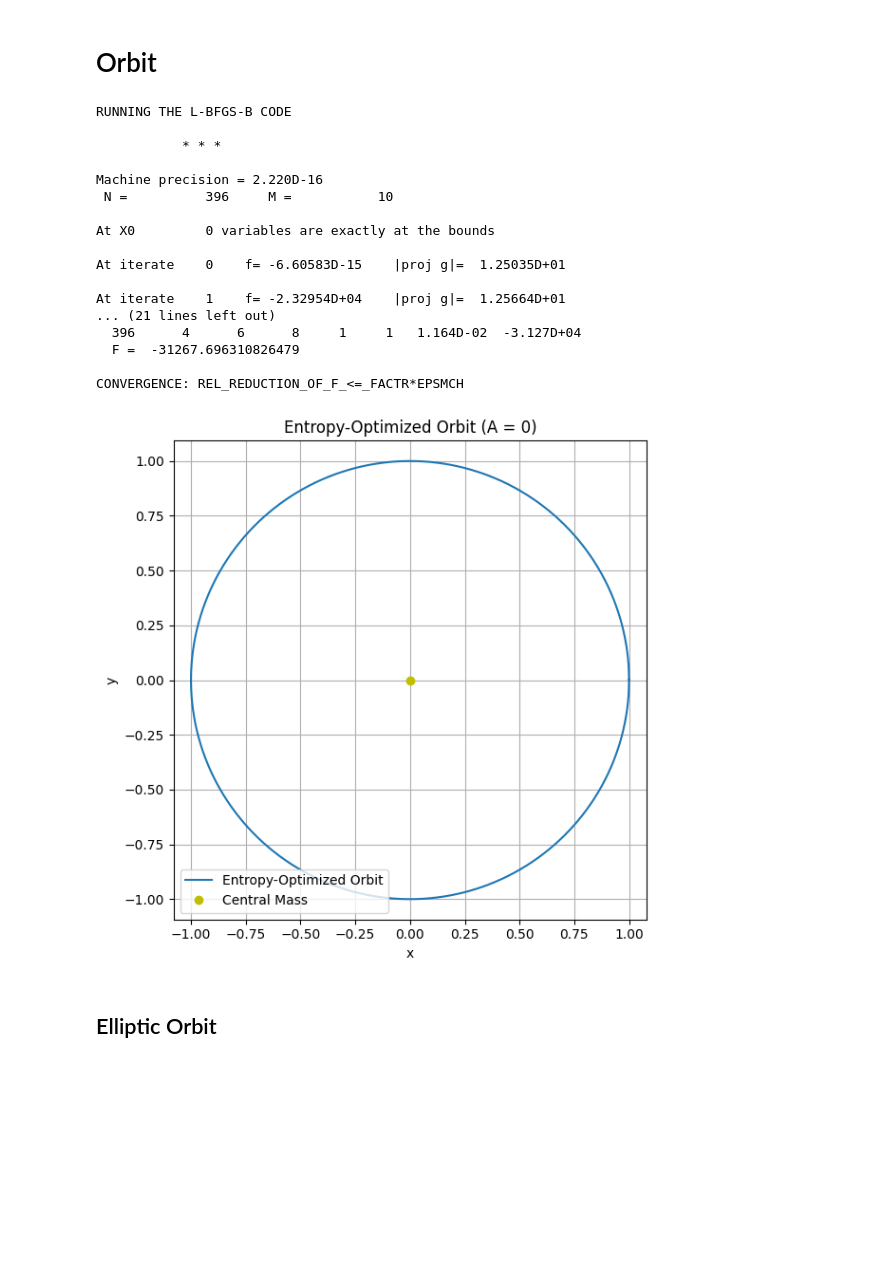
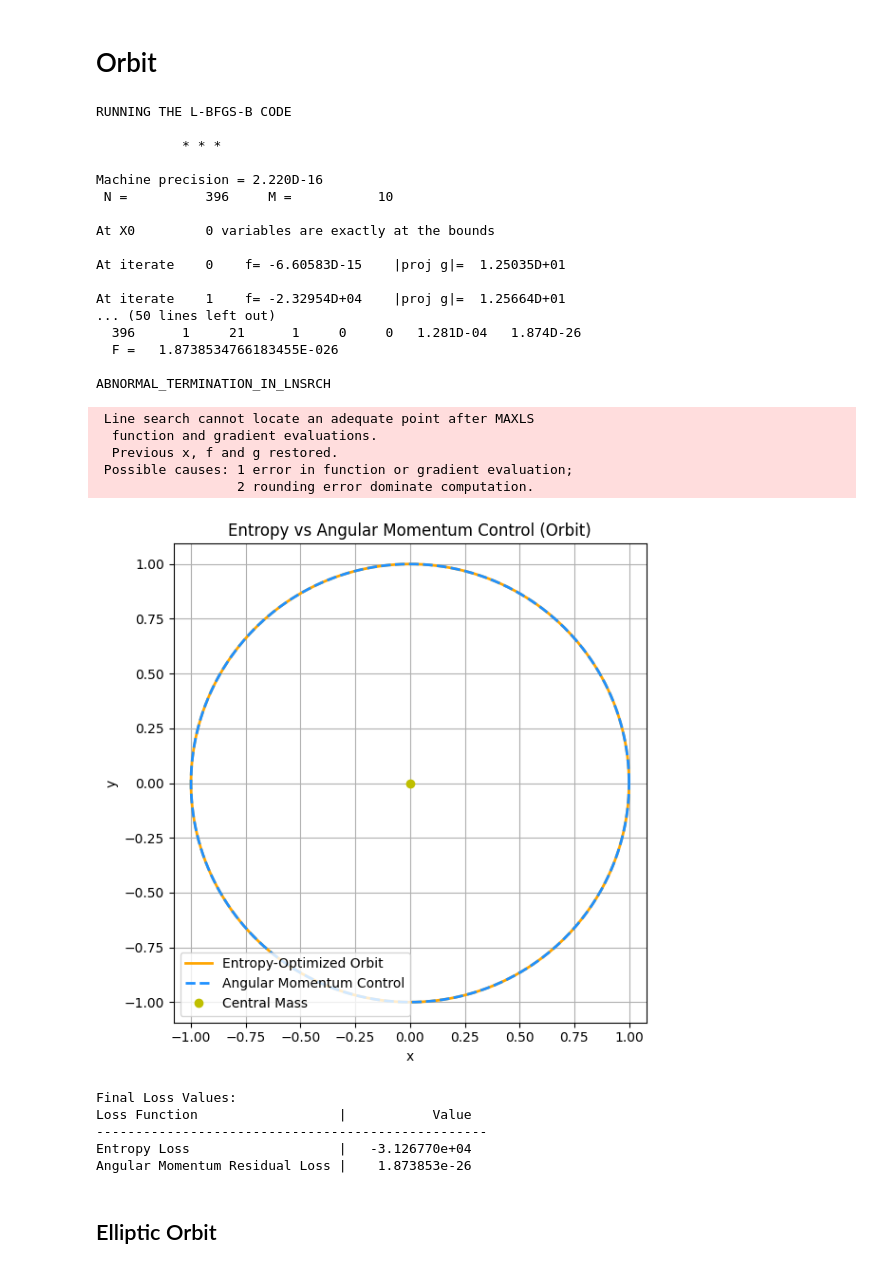
Before and after one commit to nking-1/Generativity, a Jupyter notebook: EntropyFlowLagrangianExamples.ipynb, the cells around one changed output. Saved outputs shown, nothing was run; the diff lists cells and outputs as text; code cells hidden in the pictures; blank space fills up the shorter version.

```diff
--- a/EntropyFlowLagrangianExamples.ipynb
+++ b/EntropyFlowLagrangianExamples.ipynb
@@ -836,6 +839,18 @@ def entropy_loss(x_flat):
     # Loss = change in entropy squared
     return 0.5 * (S[-1]**2 - S[0]**2)
 
+
+def angular_momentum_residual_loss(x_flat):
+    r_full = np.concatenate([[r0], x_flat[:N-2], [rf]])
+    theta_full = np.concatenate([[theta0], x_flat[N-2:], [thetaf]])
+
+    dtheta_dt = np.gradient(theta_full, dt)
+    L = m * r_full**2 * dtheta_dt
+    dL_dt = np.gradient(L, dt)
+
+    return np.sum(dL_dt**2) * dt
+
+
 # ------------------------------------------
 # 4. Bounds and Optimization Setup
 # ------------------------------------------
@@ -853,6 +868,19 @@ result = minimize(
     options={'disp': True, 'maxiter': 1000}
 )
 
+
+result_control = minimize(
+    angular_momentum_residual_loss,
+    x0,
+    method='L-BFGS-B',
+    bounds=bounds,
+    options={'disp': True, 'maxiter': 1000}
+)
+
+if not result_control.success:
+    print("⚠️ Control Optimization failed:", result_control.message)
+
+
 # ------------------------------------------
 # 5. Reconstruct Optimized Trajectory
 # ------------------------------------------
@@ -866,41 +894,65 @@ theta_opt = np.concatenate([[theta0], x_opt[N-2:], [thetaf]])
 # Convert to Cartesian for plotting
 x = r_opt * np.cos(theta_opt)
 y = r_opt * np.sin(theta_opt)
 
+
+x_control = result_control.x
+r_control = np.concatenate([[r0], x_control[:N-2], [rf]])
+theta_control = np.concatenate([[theta0], x_control[N-2:], [thetaf]])
+x_ctrl = r_control * np.cos(theta_control)
+y_ctrl = r_control * np.sin(theta_control)
+
 # ------------------------------------------
 # 6. Plot the Orbit
 # ------------------------------------------
 plt.figure(figsize=(6,6))
-plt.plot(x, y, label='Entropy-Optimized Orbit')
+plt.plot(x, y, label='Entropy-Optimized Orbit', color='orange', linewidth=2)
+plt.plot(x_ctrl, y_ctrl, '--', label='Angular Momentum Control', color='dodgerblue', linewidth=2)
 plt.plot(0, 0, 'yo', label='Central Mass')
 plt.xlabel("x")
 plt.ylabel("y")
 plt.axis("equal")
-plt.title("Entropy-Optimized Orbit (A = 0)")
+plt.title("Entropy vs Angular Momentum Control (Orbit)")
 plt.legend(loc='lower left')
 plt.grid(True)
 plt.tight_layout()
-plt.savefig("orbit_plot.png", dpi=300, bbox_inches='tight')
+plt.savefig("orbit_comparison_plot.png", dpi=300, bbox_inches='tight')
 plt.show()
+
+print("\nFinal Loss Values:")
+print(f"{'Loss Function':<30} | {'Value':>15}")
+print("-" * 50)
+print(f"{'Entropy Loss':<30} | {entropy_loss(result.x):>15.6e}")
+print(f"{'Angular Momentum Residual Loss':<30} | {angular_momentum_residual_loss(result_control.x):>15.6e}")
 # %% [output]
 RUNNING THE L-BFGS-B CODE
 
            * * *
 
 Machine precision = 2.220D-16
  N =          396     M =           10
 
 At X0         0 variables are exactly at the bounds
 
 At iterate    0    f= -6.60583D-15    |proj g|=  1.25035D+01
 
 At iterate    1    f= -2.32954D+04    |proj g|=  1.25664D+01
-... (21 lines left out)
-  396      4      6      8     1     1   1.164D-02  -3.127D+04
-  F =  -31267.696310826479
+... (50 lines left out)
+  396      1     21      1     0     0   1.281D-04   1.874D-26
+  F =   1.8738534766183455E-026
 
-CONVERGENCE: REL_REDUCTION_OF_F_<=_FACTR*EPSMCH
+ABNORMAL_TERMINATION_IN_LNSRCH
+ Line search cannot locate an adequate point after MAXLS
+  function and gradient evaluations.
+  Previous x, f and g restored.
+ Possible causes: 1 error in function or gradient evaluation;
+                  2 rounding error dominate computation.
-[figure, old version]
+[figure, new version]
+Final Loss Values:
+Loss Function                  |           Value
+--------------------------------------------------
+Entropy Loss                   |   -3.126770e+04
+Angular Momentum Residual Loss |    1.873853e-26
 # %% [markdown]
 ## Elliptic Orbit
 # %%
```
Also changed, not shown: parts of 14 cells of this notebook, 26 other files.
